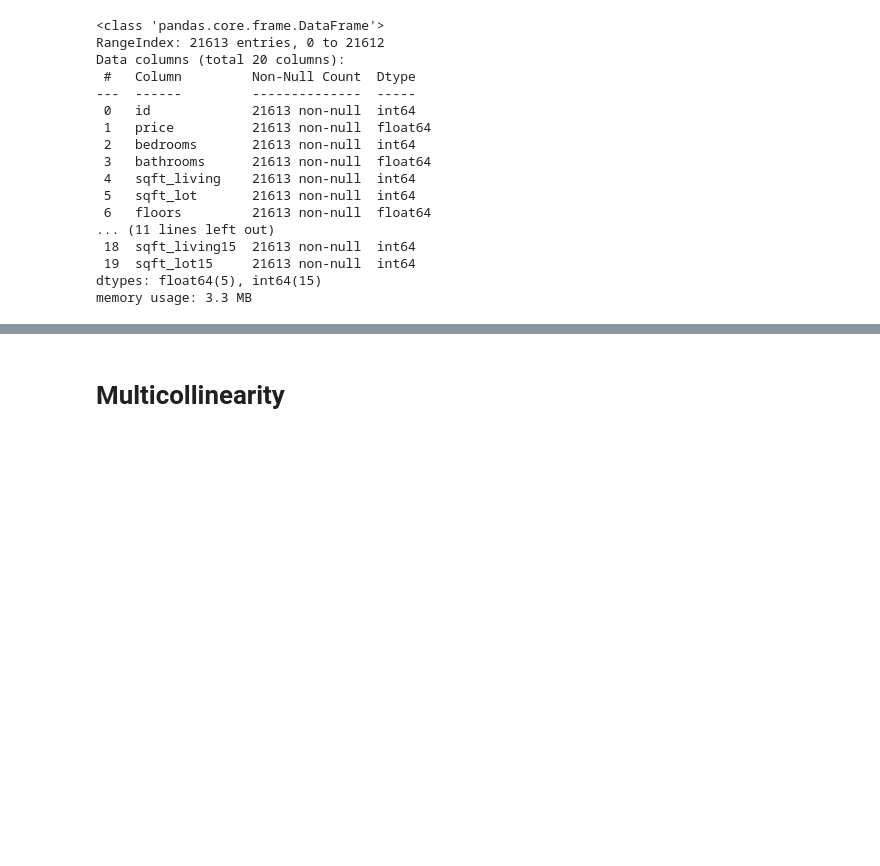
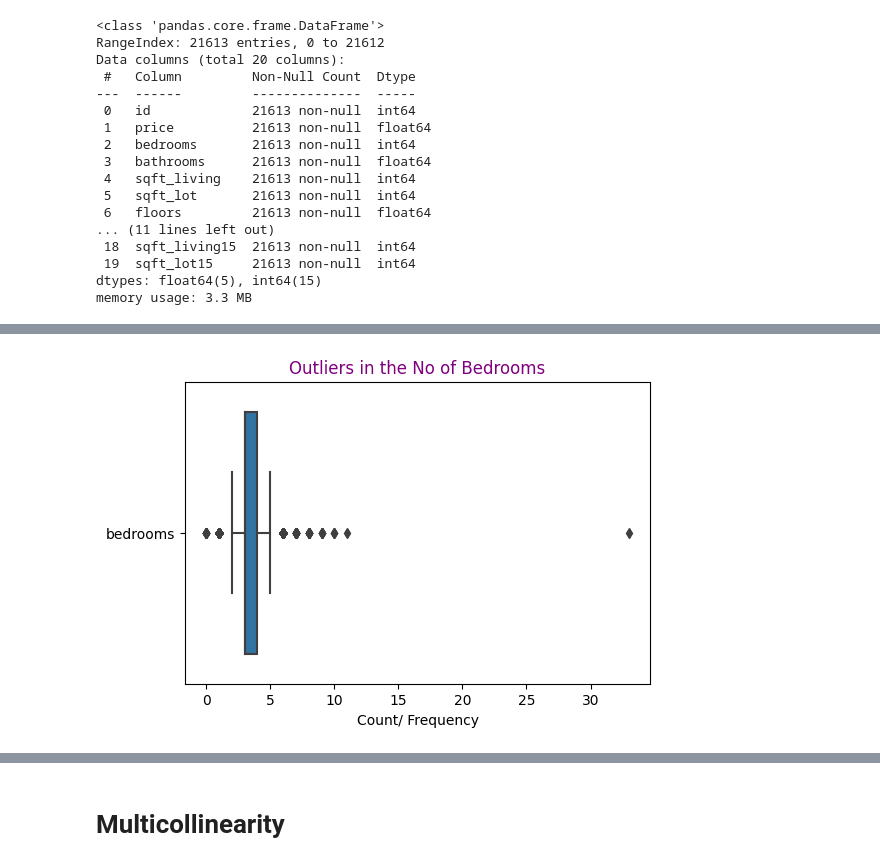
Before and after one commit to Mwadz/Hass-Consulting-Company, a Jupyter notebook: Regression_week_7.ipynb, the cells around one changed output, grey strips where cells are left out. Saved outputs shown, nothing was run; the diff lists cells and outputs as text; code cells hidden in the pictures; blank space fills up the shorter version.

```diff
--- a/Regression_week_7.ipynb
+++ b/Regression_week_7.ipynb
@@ -46,0 +158,11 @@ memory usage: 3.3 MB
+# %%
+# checking for outliers
+col = estate[['bedrooms']]
+# check for outliers
+plt.figure(dpi = 100)
+ax = sns.boxplot(data = col, orient="h")
+plt.title('Outliers in the No of Bedrooms', color = 'Purple')
+plt.xlabel('Count/ Frequency')
+plt.show()
+# %% [output]
+[figure, added]
```
Also changed, not shown: parts of 39 cells of this notebook.
